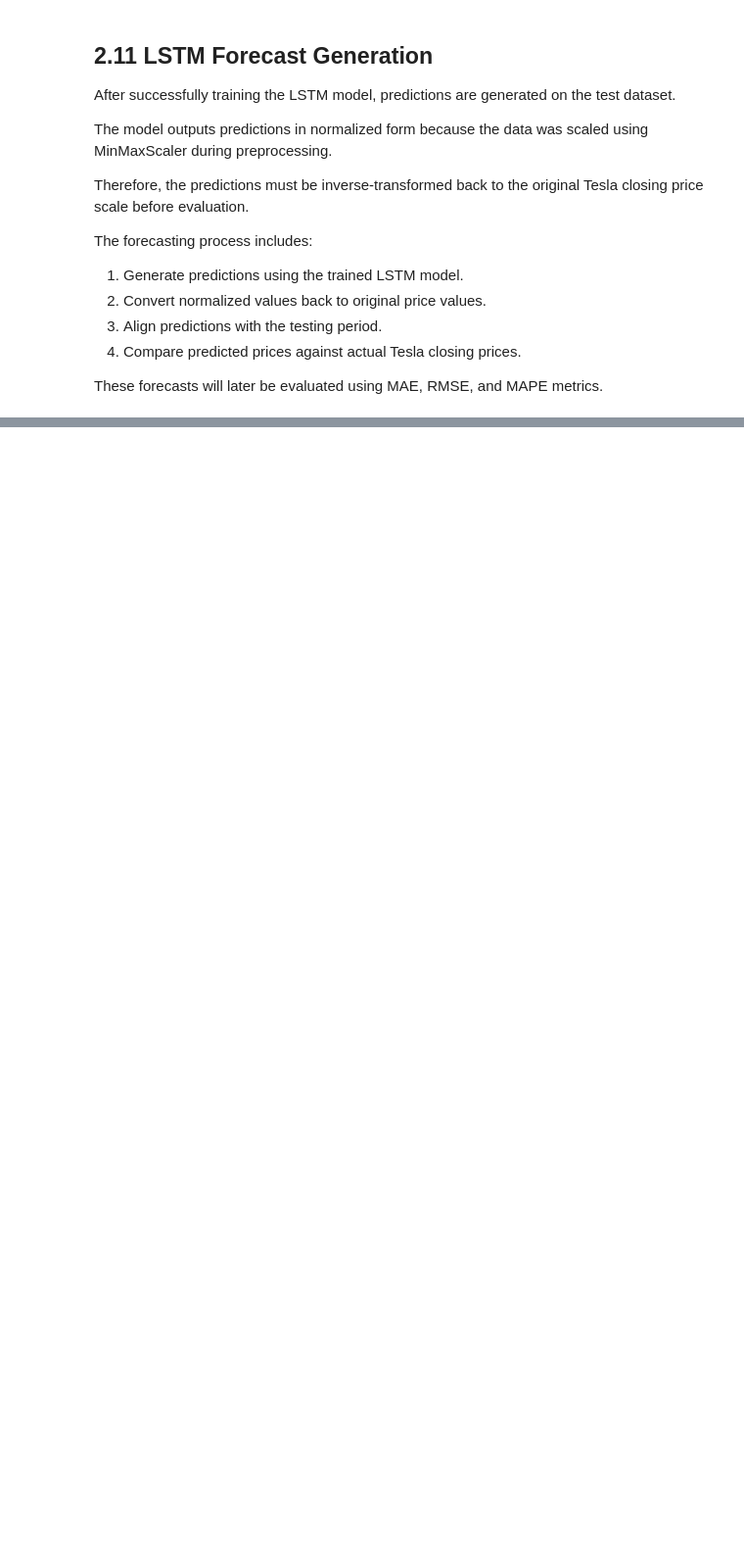
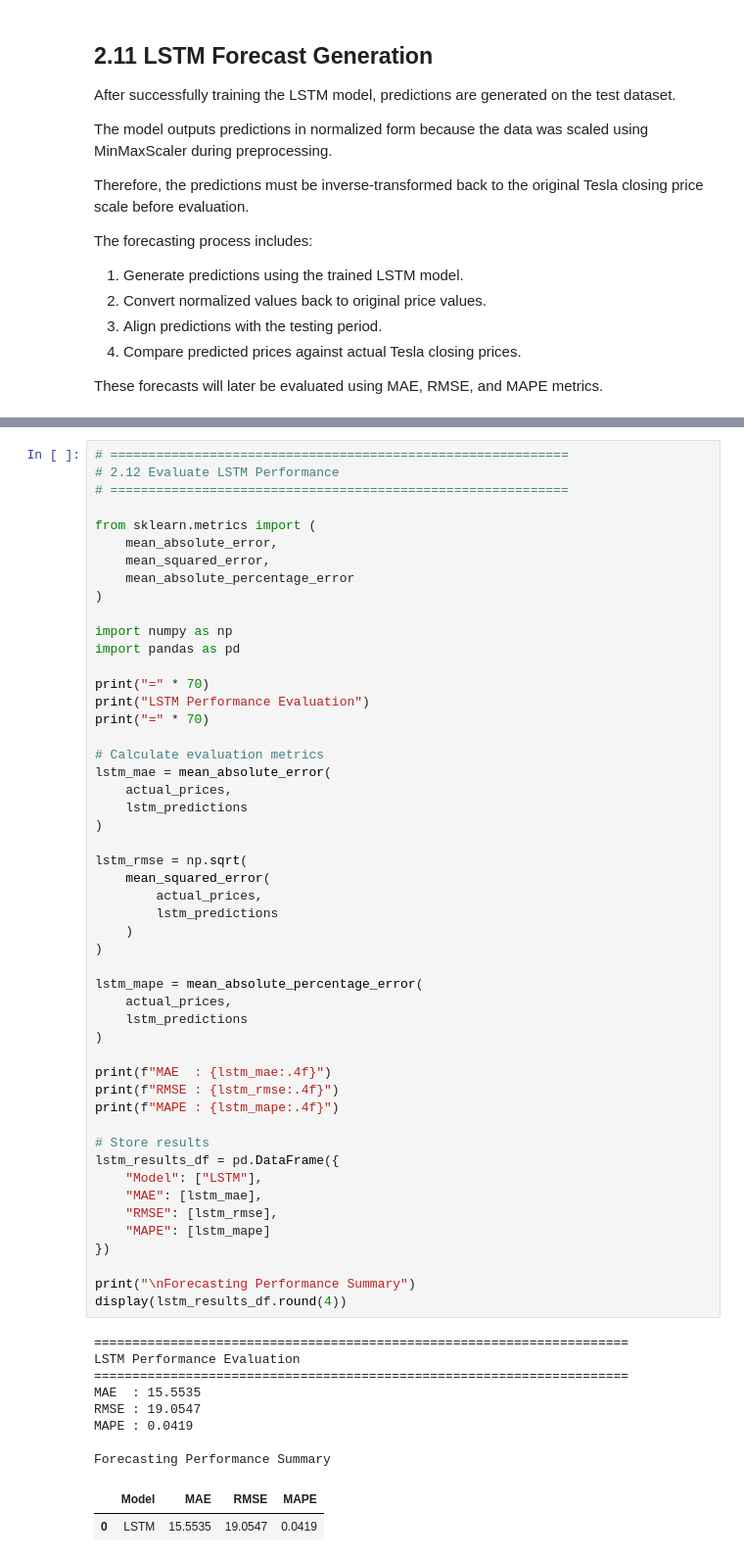
Before and after one commit to tsi122124/portfolio-optimization, a Jupyter notebook: notebooks/time_series_forecasting.ipynb, the cells around one changed output, grey strips where cells are left out. Shown at 98% size. Cells and saved outputs as stored; diff of their text form; blank space fills up the shorter version.

```diff
--- a/notebooks/time_series_forecasting.ipynb
+++ b/notebooks/time_series_forecasting.ipynb
@@ -1225,0 +1316,61 @@ These forecasts will later be evaluated using MAE, RMSE, and MAPE metrics.
+# %%
+# ============================================================
+# 2.12 Evaluate LSTM Performance
+# ============================================================
+
+from sklearn.metrics import (
+    mean_absolute_error,
+    mean_squared_error,
+    mean_absolute_percentage_error
+)
+
+import numpy as np
+import pandas as pd
+
+print("=" * 70)
+print("LSTM Performance Evaluation")
+print("=" * 70)
+
+# Calculate evaluation metrics
+lstm_mae = mean_absolute_error(
+    actual_prices,
+    lstm_predictions
+)
+
+lstm_rmse = np.sqrt(
+    mean_squared_error(
+        actual_prices,
+        lstm_predictions
+    )
+)
+
+lstm_mape = mean_absolute_percentage_error(
+    actual_prices,
+    lstm_predictions
+)
+
+print(f"MAE  : {lstm_mae:.4f}")
+print(f"RMSE : {lstm_rmse:.4f}")
+print(f"MAPE : {lstm_mape:.4f}")
+
+# Store results
+lstm_results_df = pd.DataFrame({
+    "Model": ["LSTM"],
+    "MAE": [lstm_mae],
+    "RMSE": [lstm_rmse],
+    "MAPE": [lstm_mape]
+})
+
+print("\nForecasting Performance Summary")
+display(lstm_results_df.round(4))
+# %% [output]
+======================================================================
+LSTM Performance Evaluation
+======================================================================
+MAE  : 15.5535
+RMSE : 19.0547
+MAPE : 0.0419
+
+Forecasting Performance Summary
+|  | Model | MAE | RMSE | MAPE |
+| 0 | LSTM | 15.5535 | 19.0547 | 0.0419 |
```
Also changed, not shown: parts of 20 cells of this notebook.
